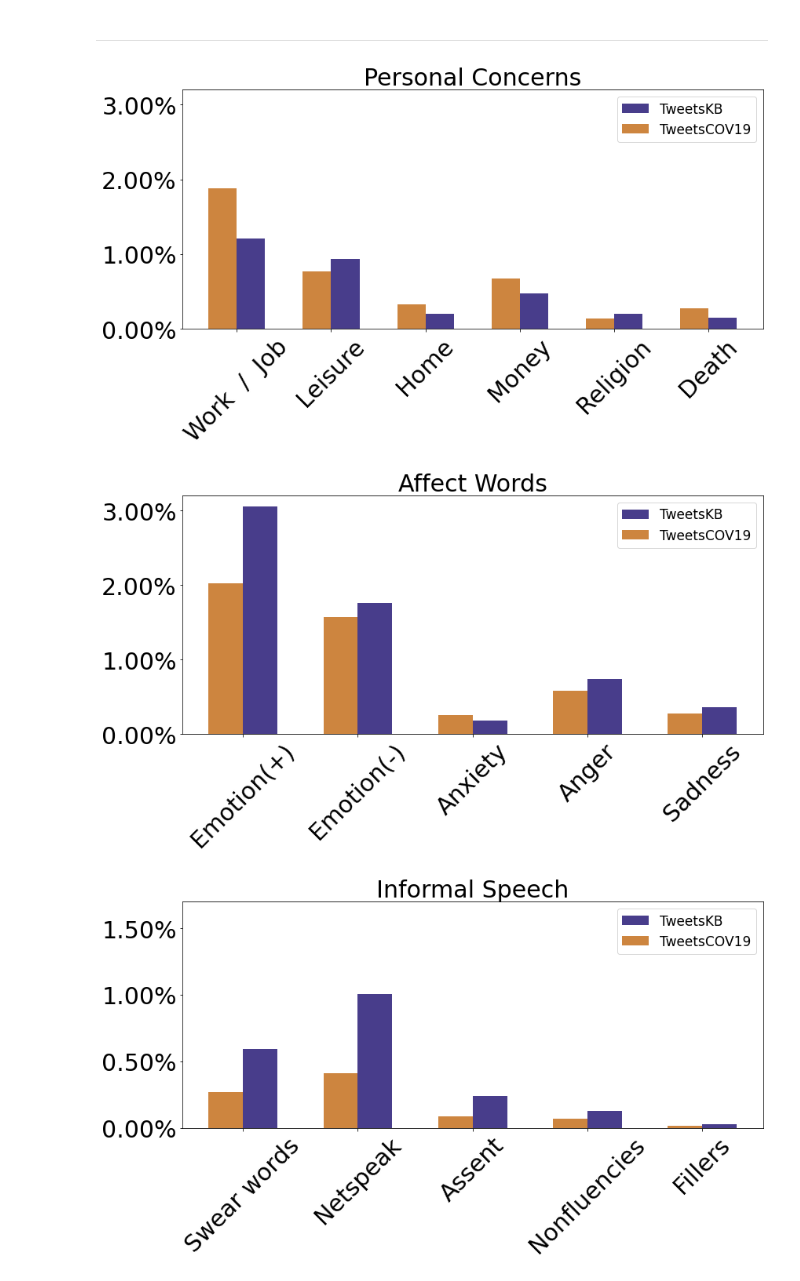
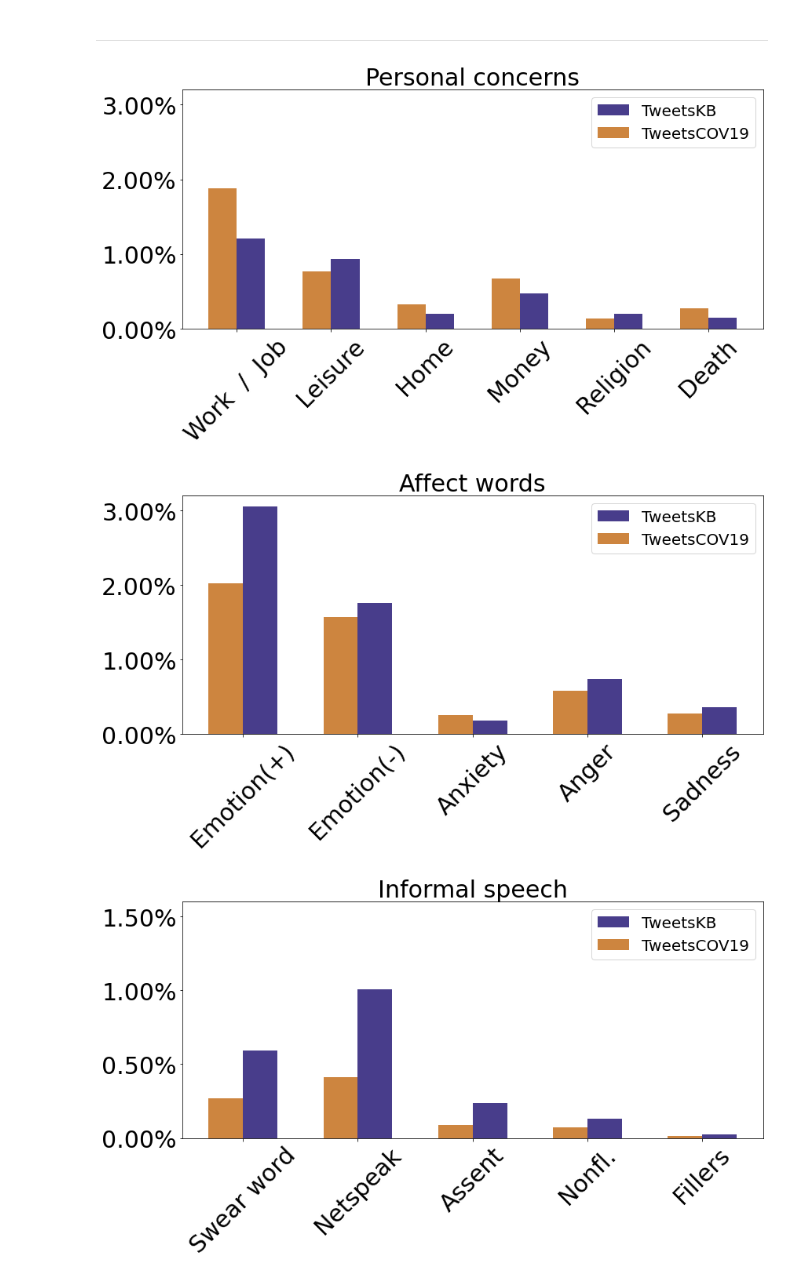
Before and after one commit to MoSamani/Deleted-Tweets, a Jupyter notebook: LIWC/LIWC.ipynb, the cells around one changed output. Cells and saved outputs as stored; diff of their text form; code cells hidden in the pictures.

Commit message:
Fixed thickforamt of plots

```diff
--- a/LIWC/LIWC.ipynb
+++ b/LIWC/LIWC.ipynb
@@ -82,9 +82,9 @@ def posted_and_deleted_Tweets_kb_Cov19(tweetskb, tweetscovid19, titel, columns):
     #ax.tick_params(axis='x', which='major', labelsize=18)
     ax.tick_params(axis='y', which='major', labelsize=30)
 
-    ax.legend(fontsize=17)
+    ax.legend(fontsize=20)
 
-    ax.set_ylim([0, 3.2])
+    ax.set_ylim([0, 1.6])
     fig.tight_layout()
     plt.show()
 
@@ -102,9 +102,9 @@ df_cov19 = cov19_undel[['work', 'leisure', 'home', 'money', 'relegion', 'death']
 l_kb = df_kb.describe().iloc[1].values.tolist()
 l_cov19 = df_cov19.describe().iloc[1].values.tolist()
 # %%
-posted_and_deleted_Tweets_kb_Cov19(l_kb, l_cov19, 'Personal Concerns',  ['Work  /  Job', 'Leisure', 'Home', 'Money', 'Religion', 'Death'])
+posted_and_deleted_Tweets_kb_Cov19(l_kb, l_cov19, 'Personal concerns',  ['Work  /  Job', 'Leisure', 'Home', 'Money', 'Religion', 'Death'])
 # %% [output]
-[figure, old version]
+[figure, new version]
 # %%
 df_kb = tweetskb_undel[['posemo', 'negemo', 'anx', 'anger', 'sad']]
 df_cov19 = cov19_undel[['posemo', 'negemo', 'anx', 'anger', 'sad']]
@@ -112,9 +112,9 @@ df_cov19 = cov19_undel[['posemo', 'negemo', 'anx', 'anger', 'sad']]
 l_kb = df_kb.describe().iloc[1].values.tolist()
 l_cov19 = df_cov19.describe().iloc[1].values.tolist()
 # %%
-posted_and_deleted_Tweets_kb_Cov19(l_kb, l_cov19, 'Affect Words',  ['Emotion(+)', 'Emotion(-)', 'Anxiety', 'Anger', 'Sadness'])
+posted_and_deleted_Tweets_kb_Cov19(l_kb, l_cov19, 'Affect words',  ['Emotion(+)', 'Emotion(-)', 'Anxiety', 'Anger', 'Sadness'])
 # %% [output]
-[figure, old version]
+[figure, new version]
 # %%
 df_kb = tweetskb_undel[[ 'swear', 'netspeak', 'assent', 'nonflu', 'filler']]
 df_cov19 = cov19_undel[[ 'swear', 'netspeak', 'assent', 'nonflu', 'filler']]
@@ -122,6 +122,6 @@ df_cov19 = cov19_undel[[ 'swear', 'netspeak', 'assent', 'nonflu', 'filler']]
 l_kb = df_kb.describe().iloc[1].values.tolist()
 l_cov19 = df_cov19.describe().iloc[1].values.tolist()
 # %%
-posted_and_deleted_Tweets_kb_Cov19(l_kb, l_cov19, 'Informal Speech',  ['Swear words', 'Netspeak', 'Assent', 'Nonfluencies', 'Fillers'])
+posted_and_deleted_Tweets_kb_Cov19(l_kb, l_cov19, 'Informal speech',  ['Swear word', 'Netspeak', 'Assent', 'Nonfl.', 'Fillers'])
 # %% [output]
-[figure, old version]
+[figure, new version]
```
Also changed, not shown: 30 other files.
